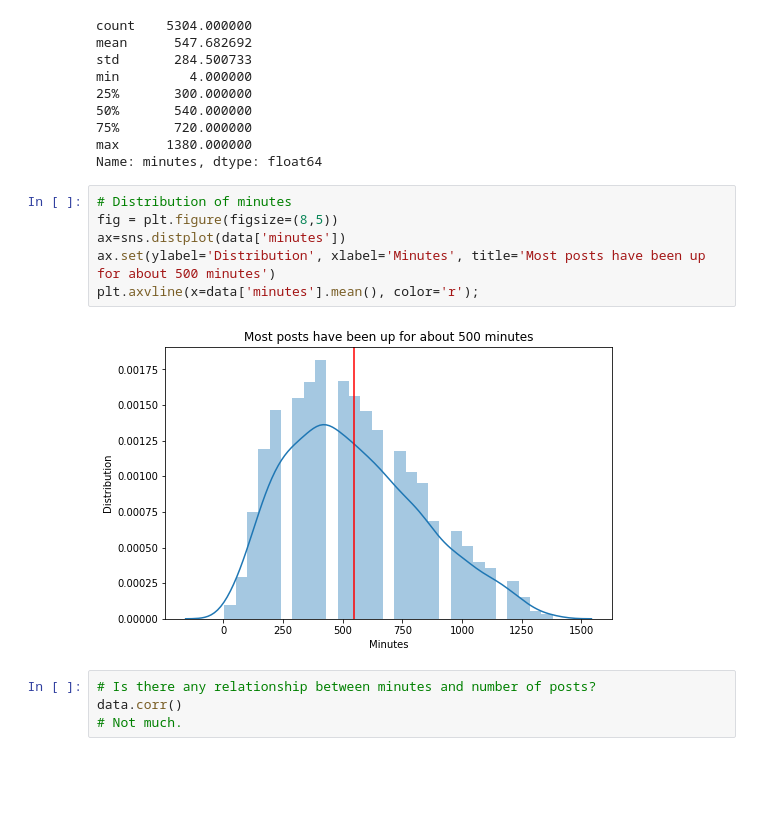
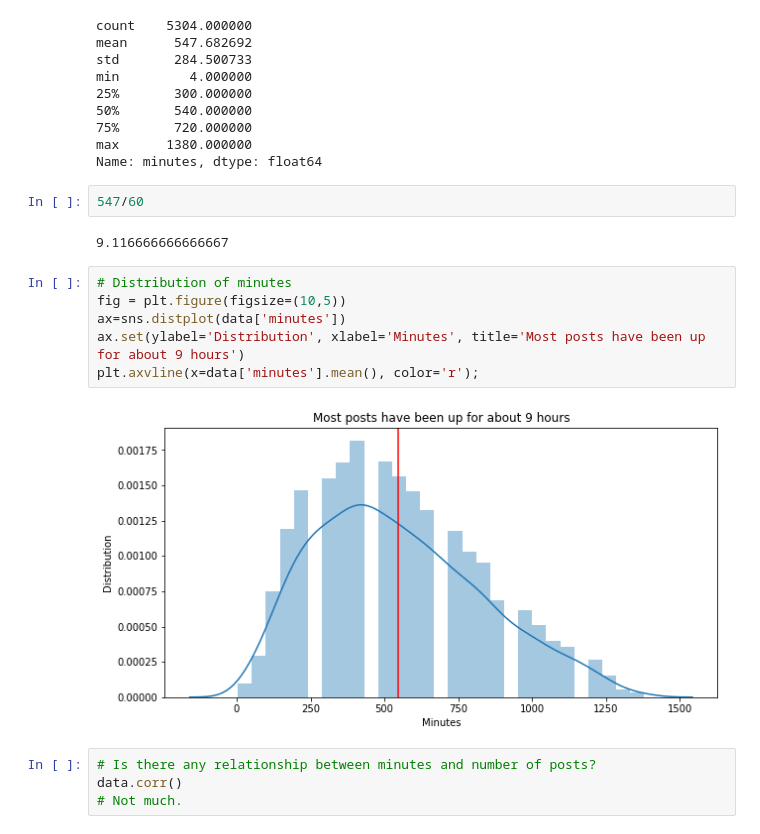
Before and after one commit to austinlasseter/classify_reddit_posts, a Jupyter notebook: 03 Exploratory Analysis.ipynb, the cells around one changed output. Cells and saved outputs as stored; diff of their text form; blank space fills up the shorter version.

```diff
--- a/03 Exploratory Analysis.ipynb
+++ b/03 Exploratory Analysis.ipynb
@@ -298,14 +302,18 @@ min         4.000000
 75%       720.000000
 max      1380.000000
 Name: minutes, dtype: float64
+# %%
+547/60
+# %% [output]
+9.116666666666667
 # %%
 # Distribution of minutes
-fig = plt.figure(figsize=(8,5))
+fig = plt.figure(figsize=(10,5))
 ax=sns.distplot(data['minutes'])
-ax.set(ylabel='Distribution', xlabel='Minutes', title='Most posts have been up for about 500 minutes')
+ax.set(ylabel='Distribution', xlabel='Minutes', title='Most posts have been up for about 9 hours')
 plt.axvline(x=data['minutes'].mean(), color='r');
 # %% [output]
-[figure, old version]
+[figure, new version]
 # %%
 # Is there any relationship between minutes and number of posts?
 data.corr()
```
Also changed, not shown: parts of 6 cells of this notebook, 5 other files.
